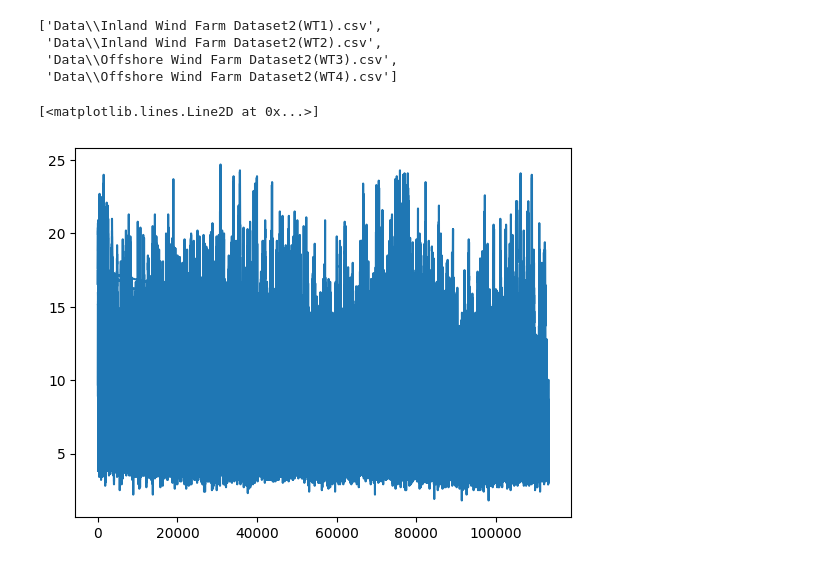
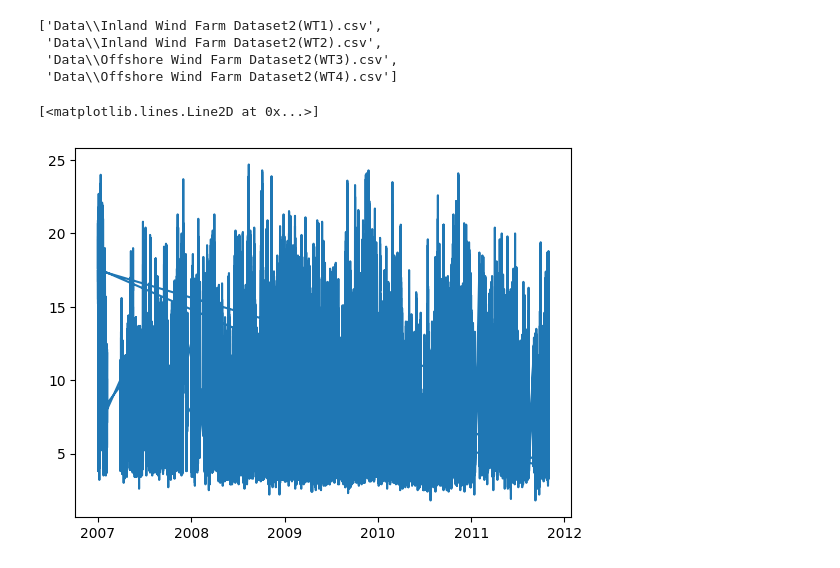
Before and after one commit to kwesen/DV-Project-2, a Jupyter notebook: article_2.ipynb, the cells around one changed output. Cells and saved outputs as stored; diff of their text form; code cells hidden in the pictures.

```diff
--- a/article_2.ipynb
+++ b/article_2.ipynb
@@ -39,9 +42,9 @@ df_merged['time'] = pd.to_datetime(df_merged['time'])
-# %%
-# sns.lineplot(data=df_csv_append, x='time', y='V', hue='WT')
-plt.plot(df_merged.V)
-# %% [output]
-[<matplotlib.lines.Line2D at 0x...>]
-[figure, removed]
+# %%
+plt.plot(df_merged.time, df_merged.V)
+plt.show()
+# %% [output]
+[<matplotlib.lines.Line2D at 0x...>]
+[figure, added]
 # %%
 df_merged.loc[df_merged.WT == 1].head()
 # %% [output]
```
Also changed, not shown: parts of 6 cells of this notebook, 1 other file.
